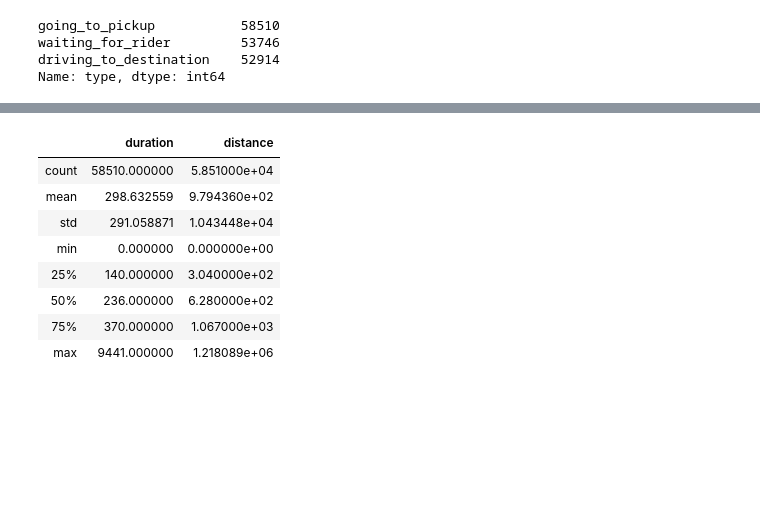
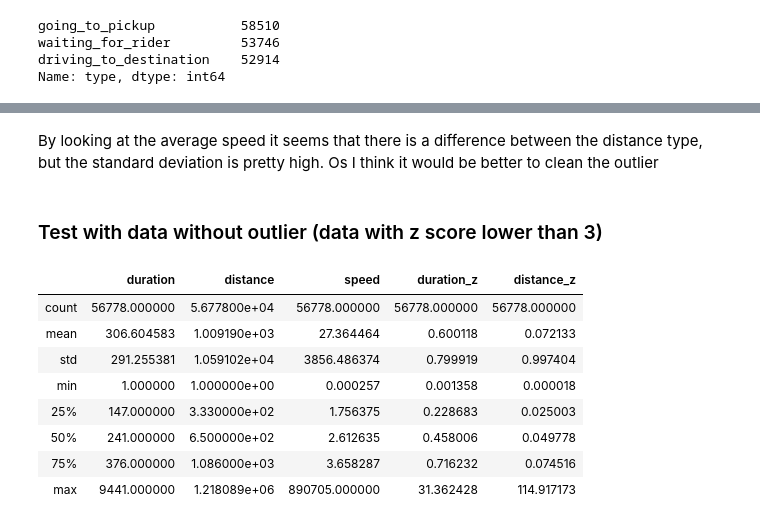
Before and after one commit to ta-data-bcn/technical-interview, a Jupyter notebook: Technical_Interview_Chao.ipynb, the cells around one changed output, grey strips where cells are left out. Cells and saved outputs as stored; diff of their text form; code cells hidden in the pictures; blank space fills up the shorter version.

```diff
--- a/Technical_Interview_Chao.ipynb
+++ b/Technical_Interview_Chao.ipynb
@@ -239,2 +243,5 @@ df_pickup.describe()
+# %%
+df_pickup["duration"] = np.where(df_pickup["duration"] == "NA", 0, df_pickup["duration"])
+df_pickup["distance"] = np.where(df_pickup["distance"] == "NA", 0, df_pickup["distance"])
 # %%
 df_pickup["distance"] = df_pickup["distance"].astype("int")
@@ -244,0 +263,5 @@ df_pickup["duration"] = df_pickup["duration"].astype("int")
+# %%
+# There are some cells with 0, in order to avoid the possible error cause by 0,
+# I create a df with no 0 in the duration and distance column
+
+df_pickup_no_zero = df_pickup.loc[(df_pickup["duration"] != 0) & (df_pickup["distance"] != 0)]
@@ -244,0 +284,4 @@ df_pickup["duration"] = df_pickup["duration"].astype("int")
+# %%
+# As there are some 0, I replace them as np.nan
+
+df_pickup_no_zero["speed"] = (df_pickup_no_zero["distance"]/df_pickup_no_zero["duration"]).replace(np.inf, np.nan)
@@ -245,12 +315,23 @@ df_pickup["duration"] = df_pickup["duration"].astype("int")
+# %% [markdown]
+By looking at the average speed it seems that there is a difference between the distance type, but the standard deviation is pretty high. Os I think it would be better to clean the outlier
+# %% [markdown]
+### Test with data without outlier (data with z score lower than 3)
+# %%
+# There are some values way too high, I treat them as outlier (z score > 3) and will not use them in the analysis
+
+#df_clean = df_pickup_no_zero[(np.abs(stats.zscore(df_pickup_no_zero))<3).all(axis=1)]
+
+df_pickup_no_zero["duration_z"] = np.abs(stats.zscore(df_pickup_no_zero["duration"]))
+df_pickup_no_zero["distance_z"] = np.abs(stats.zscore(df_pickup_no_zero["distance"]))
 # %%
-df_pickup.describe()
+df_pickup_no_zero.describe()
 # %% [output]
-|  | duration | distance |
-| count | 58510.000000 | 5.851000e+04 |
-| mean | 298.632559 | 9.794360e+02 |
-| std | 291.058871 | 1.043448e+04 |
-| min | 0.000000 | 0.000000e+00 |
-| 25% | 140.000000 | 3.040000e+02 |
-| 50% | 236.000000 | 6.280000e+02 |
-| 75% | 370.000000 | 1.067000e+03 |
-| max | 9441.000000 | 1.218089e+06 |
+|  | duration | distance | speed | duration_z | distance_z |
+| count | 56778.000000 | 5.677800e+04 | 56778.000000 | 56778.000000 | 56778.000000 |
+| mean | 306.604583 | 1.009190e+03 | 27.364464 | 0.600118 | 0.072133 |
+| std | 291.255381 | 1.059102e+04 | 3856.486374 | 0.799919 | 0.997404 |
+| min | 1.000000 | 1.000000e+00 | 0.000257 | 0.001358 | 0.000018 |
+| 25% | 147.000000 | 3.330000e+02 | 1.756375 | 0.228683 | 0.025003 |
+| 50% | 241.000000 | 6.500000e+02 | 2.612635 | 0.458006 | 0.049778 |
+| 75% | 376.000000 | 1.086000e+03 | 3.658287 | 0.716232 | 0.074516 |
+| max | 9441.000000 | 1.218089e+06 | 890705.000000 | 31.362428 | 114.917173 |
```
Also changed, not shown: parts of 40 cells of this notebook.
